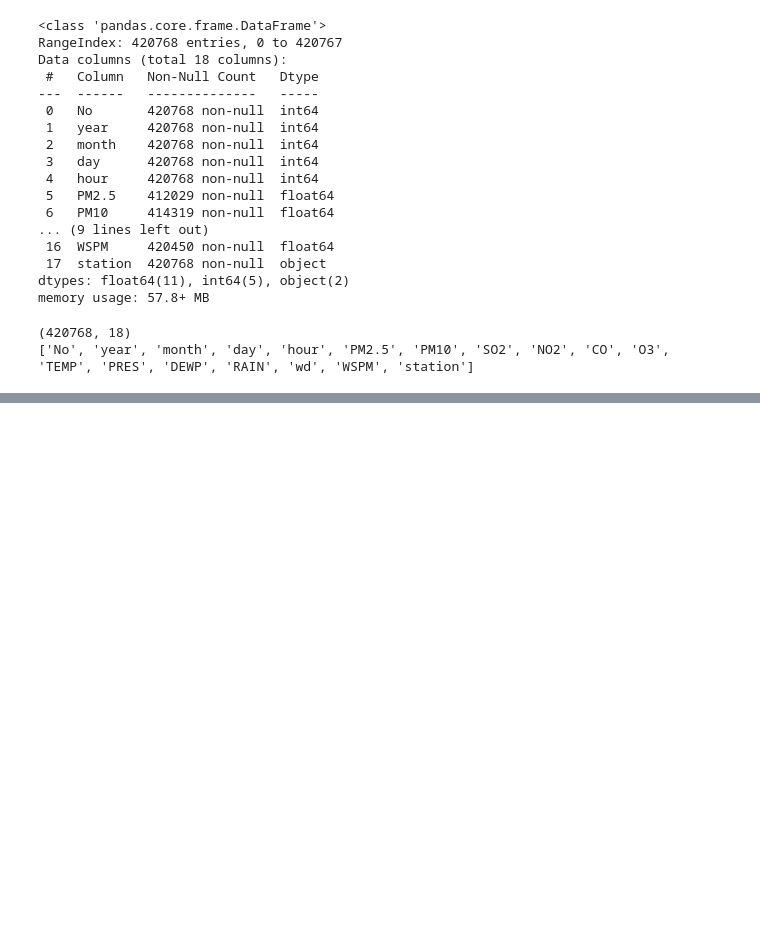
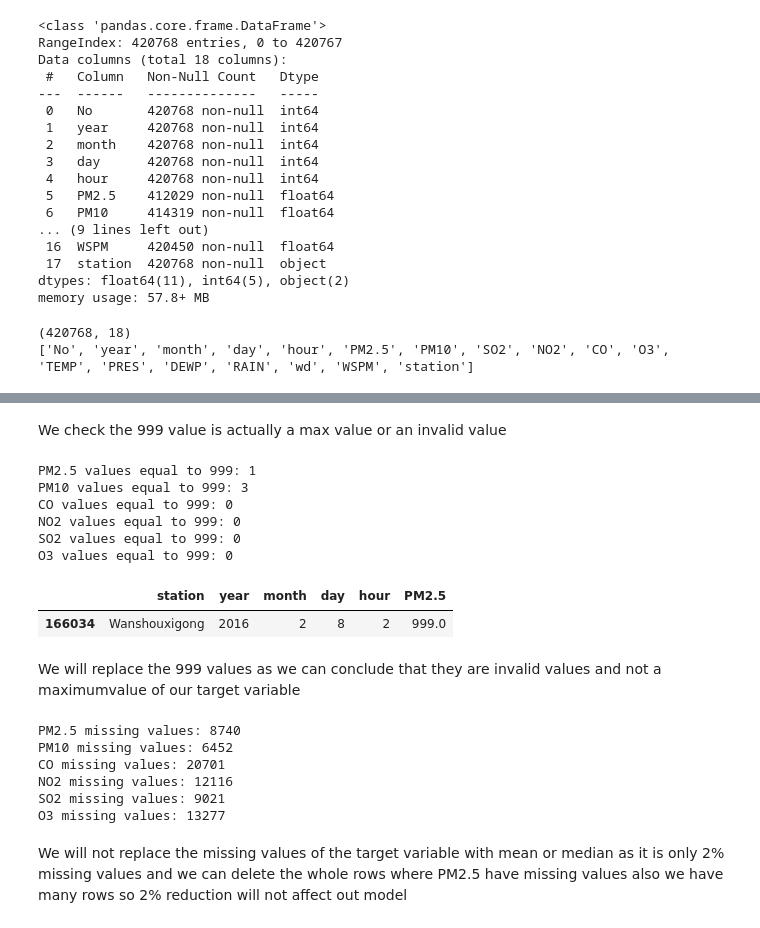
Before and after one commit to Jigyasa-sharma7/Pollution-Level-Forecasting, a Jupyter notebook: pollution_forecasting.ipynb, the cells around one changed output, grey strips where cells are left out. Saved outputs shown, nothing was run; the diff lists cells and outputs as text; code cells hidden in the pictures; blank space fills up the shorter version.

```diff
--- a/pollution_forecasting.ipynb
+++ b/pollution_forecasting.ipynb
@@ -95,0 +171,23 @@ print(df.columns.tolist())
+# %% [markdown]
+We check the 999 value is actually a max value or an invalid value
+# %%
+print("PM2.5 values equal to 999:", (df["PM2.5"] == 999).sum())
+print("PM10 values equal to 999:", (df["PM10"] == 999).sum())
+print("CO values equal to 999:", (df["CO"] == 999).sum())
+print("NO2 values equal to 999:", (df["NO2"] == 999).sum())
+print("SO2 values equal to 999:", (df["SO2"] == 999).sum())
+print("O3 values equal to 999:", (df["O3"] == 999).sum())
+# %% [output]
+PM2.5 values equal to 999: 1
+PM10 values equal to 999: 3
+CO values equal to 999: 0
+NO2 values equal to 999: 0
+SO2 values equal to 999: 0
+O3 values equal to 999: 0
+# %%
+df[df["PM2.5"] == 999][["station", "year", "month", "day", "hour", "PM2.5"]].head(20)
+# %% [output]
+|  | station | year | month | day | hour | PM2.5 |
+| 166034 | Wanshouxigong | 2016 | 2 | 8 | 2 | 999.0 |
+# %% [markdown]
+We will replace the 999 values as we can conclude that they are invalid values and not a maximumvalue of our target variable
@@ -95,0 +199,12 @@ print(df.columns.tolist())
+# %%
+for col in pollution_cols:
+    print(f"{col} missing values:", df[col].isna().sum())
+# %% [output]
+PM2.5 missing values: 8740
+PM10 missing values: 6452
+CO missing values: 20701
+NO2 missing values: 12116
+SO2 missing values: 9021
+O3 missing values: 13277
+# %% [markdown]
+We will not replace the missing values of the target variable with mean or median as it is only 2% missing values and we can delete the whole rows where PM2.5 have missing values also we have many rows so 2% reduction will not affect out model
```
Also changed, not shown: parts of 6 cells of this notebook.
